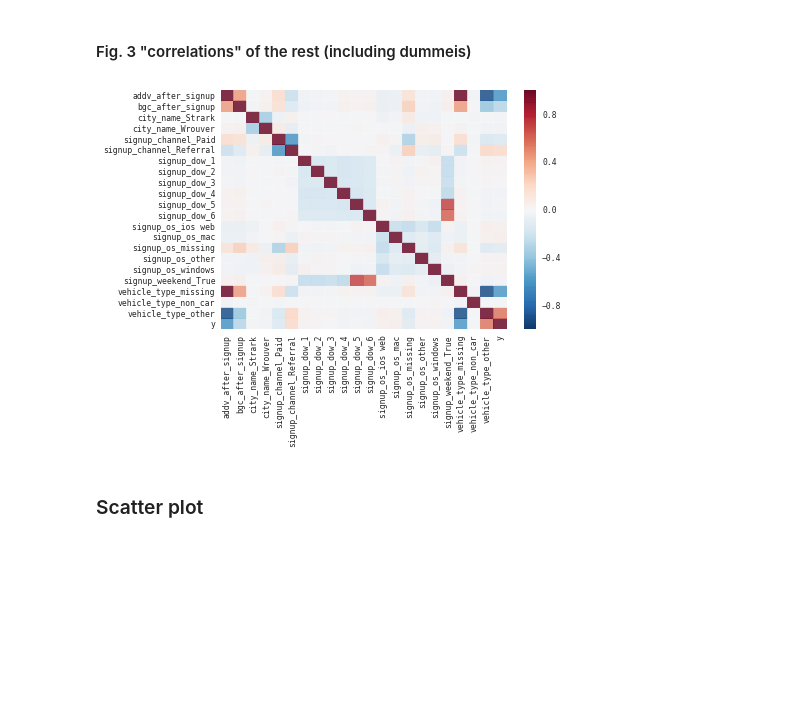
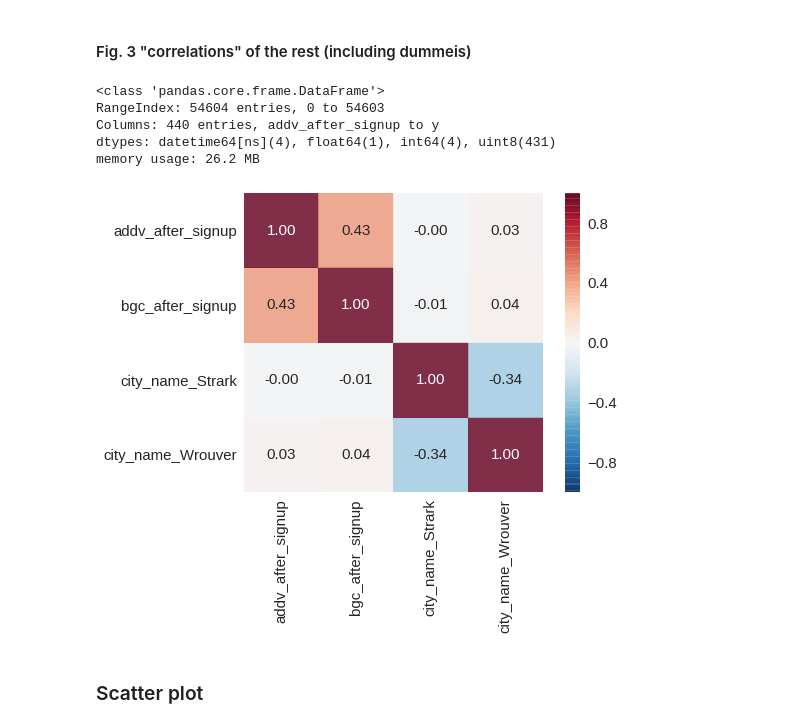
Before and after one commit to yuwei2341/PYSCRP, a Jupyter notebook: EDA.ipynb, the cells around one changed output. Cells and saved outputs as stored; diff of their text form; code cells hidden in the pictures; blank space fills up the shorter version.

```diff
--- a/EDA.ipynb
+++ b/EDA.ipynb
@@ -490,11 +511,28 @@ http://stackoverflow.com/questions/28398709/preparing-ordinal-and-nominal-featur
 # new_col = df['signup_os'].map(size_mapping)
 # %% [markdown]
 #### Fig. 3 "correlations" of the rest (including dummeis)
-# %%
-X = df1.sort_index(axis=1).corr()
-sns.heatmap(X, alpha=0.8, vmin=-1, vmax=1)
-plt.show()
-# %% [output]
-[figure, removed]
+# %%
+df1.info()
+# %% [output]
+<class 'pandas.core.frame.DataFrame'>
+RangeIndex: 54604 entries, 0 to 54603
+Columns: 440 entries, addv_after_signup to y
+dtypes: datetime64[ns](4), float64(1), int64(4), uint8(431)
+memory usage: 26.2 MB
+# %%
+X = df1.iloc[:, :5].sort_index(axis=1).corr()
+sns.set(font_scale=1.5)
+hm = sns.heatmap(X, cbar=True, annot=True,
+                 square=True, fmt='.2f',
+                 annot_kws={'size': 15},
+#                  yticklabels=cols, xticklabels=cols,
+                    vmin=-1, vmax=1, alpha=0.8,
+                )
+# plt.tight_layout()
+# plt.savefig('./figures/corr_mat.png', dpi=300) plt.show()
+# sns.heatmap(X,  )
+plt.show()
+# %% [output]
+[figure, added]
 # %% [markdown]
 ### Scatter plot
```
Also changed, not shown: parts of 18 cells of this notebook.
